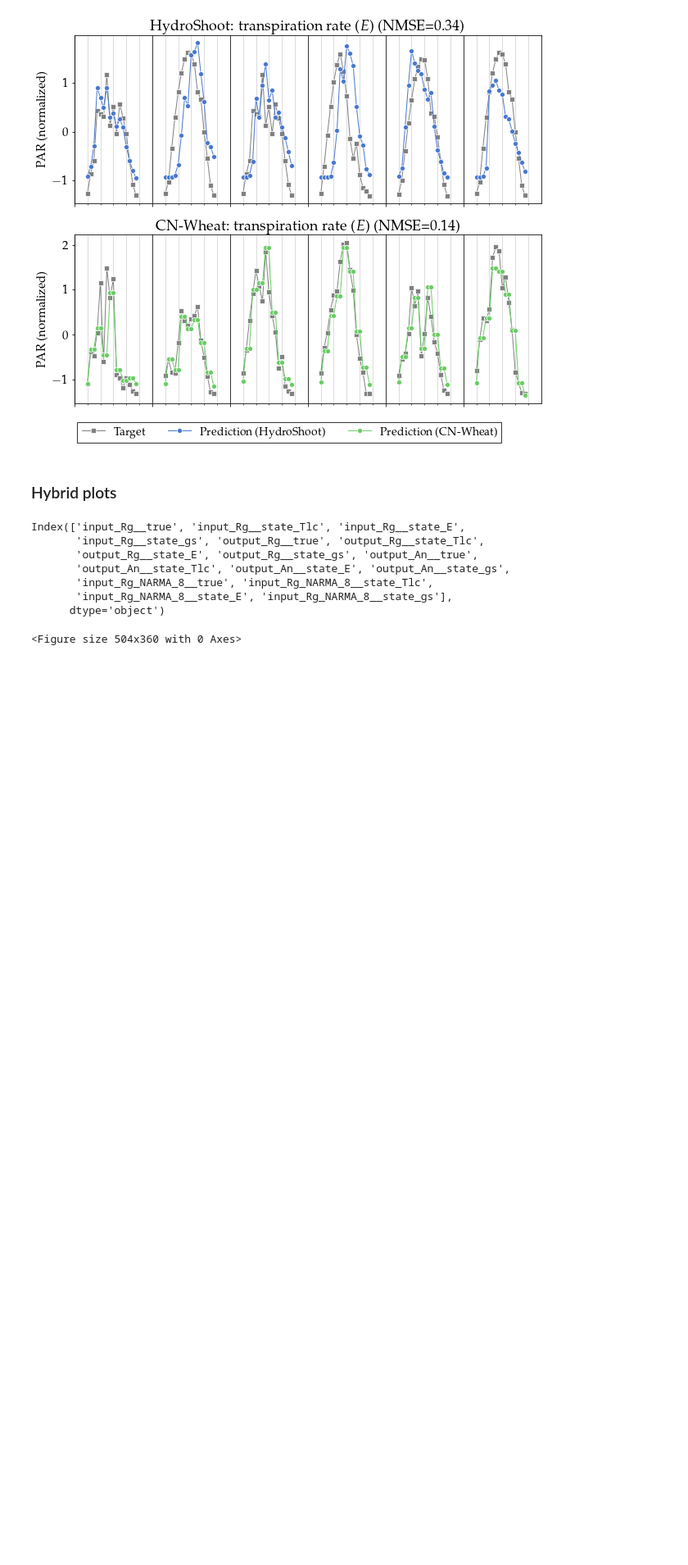
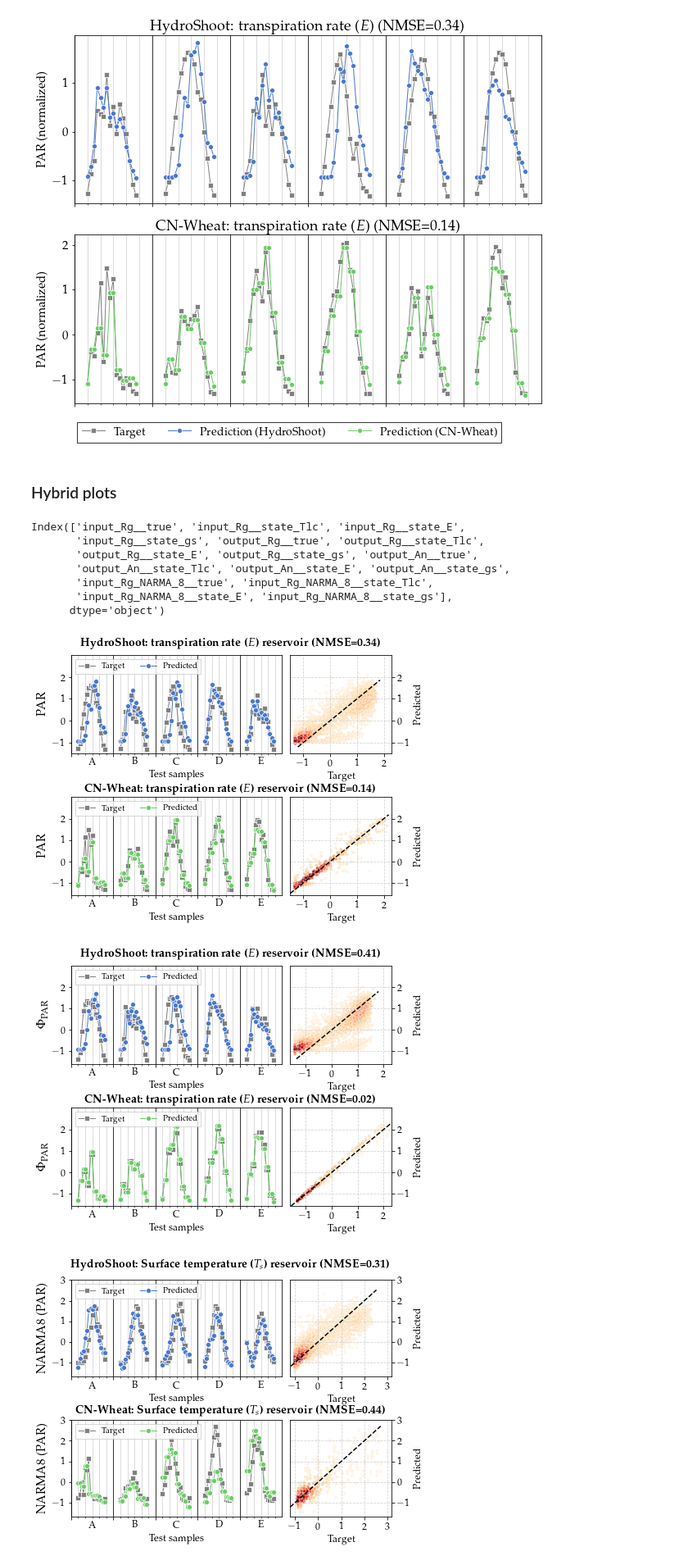
Before and after one commit to mcndt/thesis-plant-reservoir-computing, a Jupyter notebook: notebooks/regression_tests/Figures_Predictions_input_phys_compact.ipynb, the cells around one changed output. Shown at 82% size. Cells and saved outputs as stored; diff of their text form; code cells hidden in the pictures; blank space fills up the shorter version.

```diff
--- a/notebooks/regression_tests/Figures_Predictions_input_phys_compact.ipynb
+++ b/notebooks/regression_tests/Figures_Predictions_input_phys_compact.ipynb
@@ -397,35 +397,36 @@ for i_plot in range(3):
             sns.lineplot(x=plot_time, y=sample_pred, color=color, linewidth=1, ax=ax, marker='o', label='Predicted')
 
         # axes
         ax.set_ylim(top=3)
         ax.legend(loc='upper left', ncol=2, fontsize=10, fancybox=False, frameon=True)
         ax.xaxis.set_major_locator(FixedLocator(time[::sample_width]))
         ax.xaxis.set_minor_locator(FixedLocator(time[::4]))
         ax.xaxis.set_major_formatter(FixedFormatter(['' * len(time[::sample_width])]))
         xticklabels = ['', '', 'A', '', '', '', '', 'B', '', '', '', '', 'C', '', '', '', '', 'D', '', '', '', '', 'E', '', '']
         ax.xaxis.set_minor_formatter(FixedFormatter(xticklabels))
         ax.set_axisbelow(True)
         ax.grid(axis='x', color='black', linewidth=0.8, which='major')
         ax.grid(axis='x', color='lightgrey', linewidth=0.8, which='minor')
         ax.set_xlim(0, width)
         ax.set(ylabel=target_name)
         ax.set_xlabel('Test samples', fontsize=12)
         ax.tick_params(axis='both', which='both', labelsize=12)
 
       draw_predictions(ax0, hs_true, hs_res_pred, hs_color, hs_offset)
       draw_predictions(ax2, cn_true, cn_res_pred, cn_color, cn_offset)
     except:
       pass
 
     ### TITLES ###
     plt.figtext(0.5, 0.995, f"\\textbf{{HydroShoot: {res_name} (NMSE={hs_score:.2f})}}", va="center", ha="center", size=14)
     plt.figtext(0.5, 0.5, f"\\textbf{{CN-Wheat: {res_name} (NMSE={cn_score:.2f})}}", va="center", ha="center", size=14)
 
     plt.tight_layout()
     plt.subplots_adjust(wspace=0.08, hspace=0.45)
-    # plt.savefig(f'regression_res_prediction__{cn_target}__{cn_res}.png', dpi=200, facecolor='white', bbox_inches='tight')
-    plt.savefig(f'regression_res_prediction__{cn_target}__{cn_res}_compact.png', dpi=200, facecolor='white', bbox_inches='tight')
-    plt.clf()
-    # plt.show()
+    # plt.savefig(f'regression_res_prediction__{cn_target}__{cn_res}_compact.png', dpi=200, facecolor='white', bbox_inches='tight')
+    # plt.clf()
+    plt.show()
 # %% [output]
-<Figure size 504x360 with 0 Axes>
+[figure, added]
+[figure, added]
+[figure, added]
```
Also changed, not shown: 2 other files.
